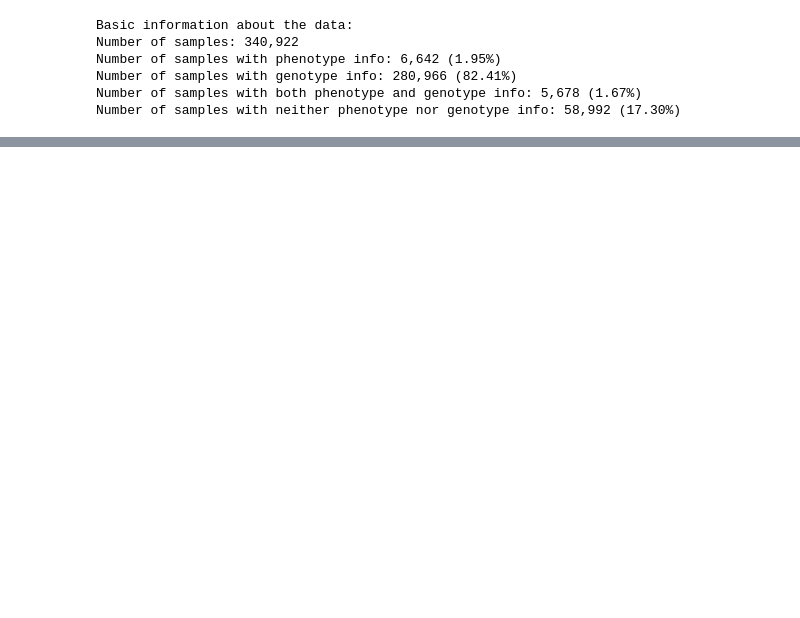
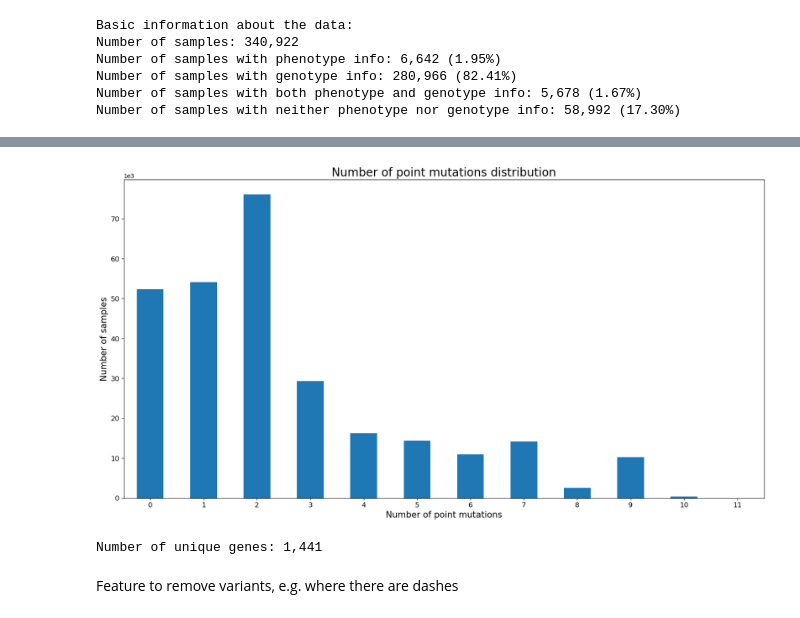
Before and after one commit to jespeols/ARFusion, a Jupyter notebook: code/data_preprocessing.ipynb, the cells around one changed output, grey strips where cells are left out. Saved outputs shown, nothing was run; the diff lists cells and outputs as text; code cells hidden in the pictures; blank space fills up the shorter version.

```diff
--- a/code/data_preprocessing.ipynb
+++ b/code/data_preprocessing.ipynb
@@ -101,0 +297,2 @@ Number of samples with neither phenotype nor genotype info: 58,992 (17.30%)
+# %%
+df_geno['num_point_mutations'] = df_geno['genotypes'].apply(lambda x: len([i for i in x if '=POINT' in i]))
@@ -101,0 +308,20 @@ Number of samples with neither phenotype nor genotype info: 58,992 (17.30%)
+# %%
+num_pm_counts = df_geno['num_point_mutations'].value_counts().sort_index()
+# plot distribution of number of genotypes
+ax = num_pm_counts.plot(
+    kind='bar', figsize=(20, 10), fontsize=12, rot=0
+)
+ax.set_title('Number of point mutations distribution', fontsize=20)
+ax.set_xlabel('Number of point mutations', fontsize=15)
+ax.set_ylabel('Number of samples', fontsize=15)
+ax.ticklabel_format(axis='y', style='sci', scilimits=(3,3))
+ax.figure.savefig('results/num_pm_distr.png', bbox_inches='tight', dpi=300)
+# %% [output]
+[figure, added]
+# %%
+num_unique_genes = len(set(chain.from_iterable(df_geno['genotypes'])))
+print(f"Number of unique genes: {num_unique_genes:,}")
+# %% [output]
+Number of unique genes: 1,441
+# %% [markdown]
+Feature to remove variants, e.g. where there are dashes
```
Also changed, not shown: parts of 36 cells of this notebook.
